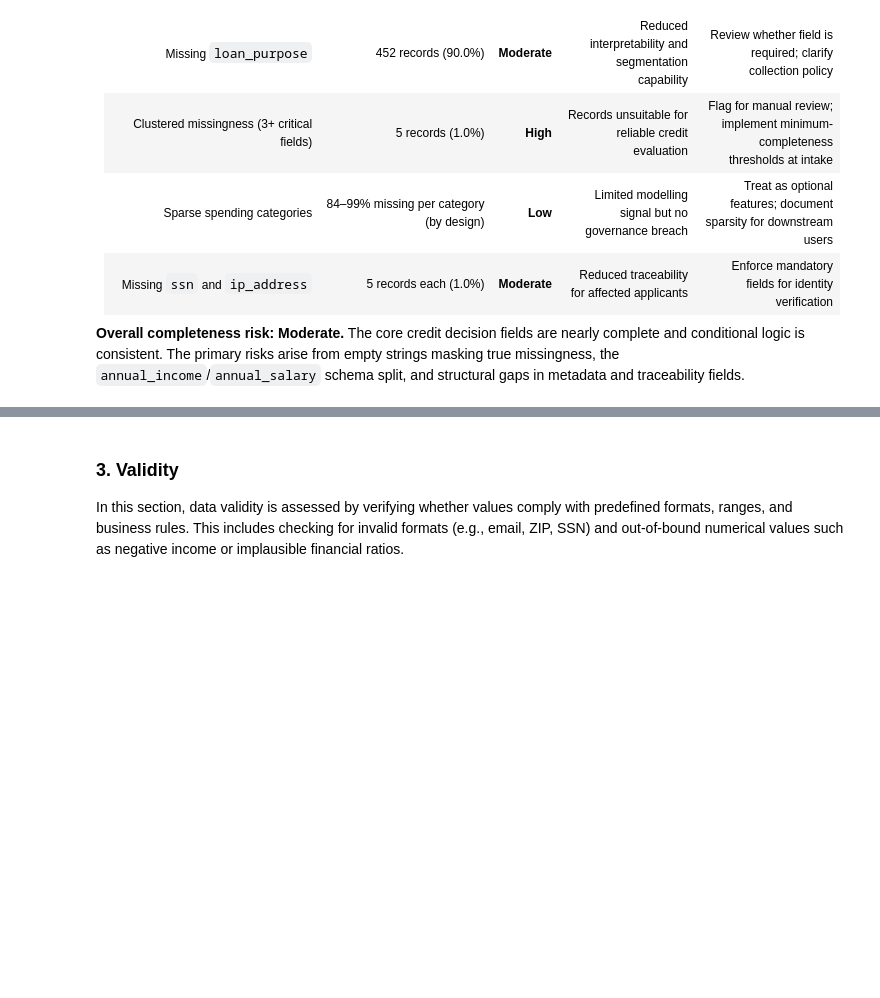
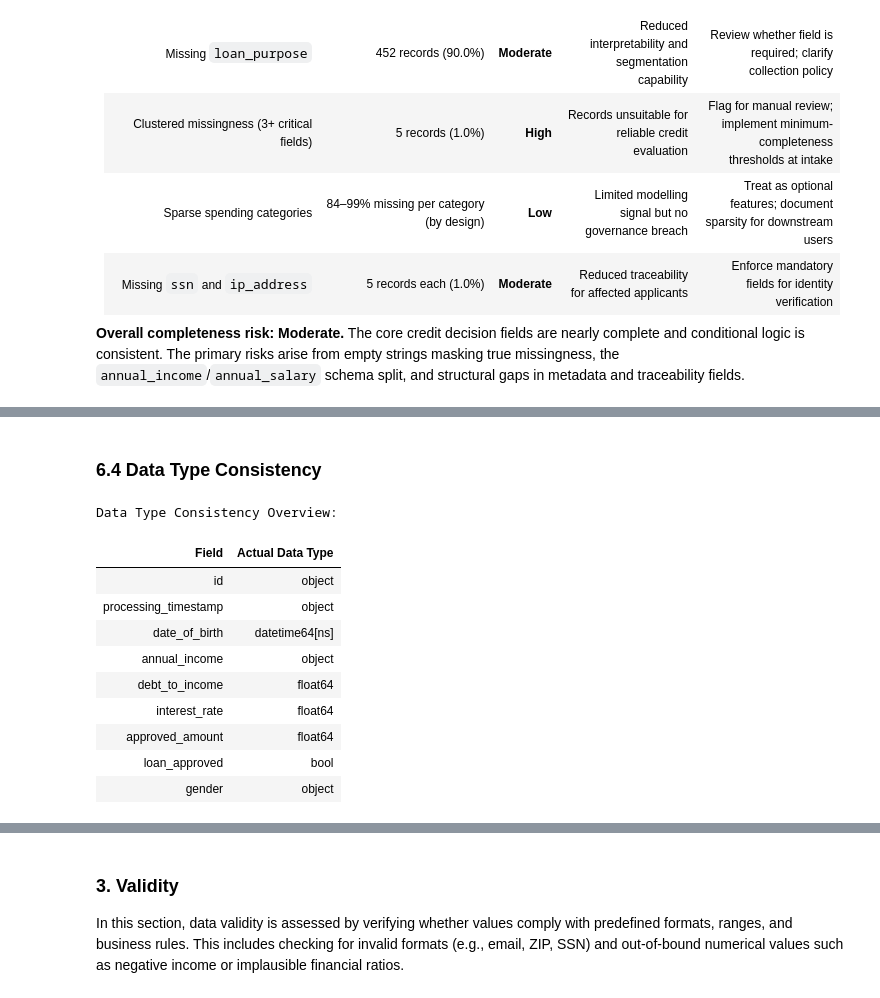
Before and after one commit to mchlkan/dego-2606-group3, a Jupyter notebook: notebooks/01-data-quality.ipynb, the cells around one changed output, grey strips where cells are left out. Saved outputs shown, nothing was run; the diff lists cells and outputs as text; code cells hidden in the pictures; blank space fills up the shorter version.

Commit message:
analysis: added new structure to consistency block

```diff
--- a/notebooks/01-data-quality.ipynb
+++ b/notebooks/01-data-quality.ipynb
@@ -578,19 +555,0 @@ Name: count, dtype: int64
-# %%
-'''
-The consistency analysis identified 2 duplicate application IDs, while no full row-level duplicates were detected. Although the duplicated records appear largely similar, repeated IDs violate the uniqueness requirement and may compromise data integrity and traceability.
-In addition, inconsistent categorical encoding was detected in the gender field. The same logical categories are represented using multiple labels (e.g., “Male” and “M”, “Female” and “F”), indicating a lack of standardized data entry. Such inconsistencies may distort aggregation results and bias downstream analysis.
-Remediation should either flag duplicate IDs for review or deduplicate based on a defined business rule (e.g., keeping the first or most recent record). Furthermore, categorical values should be standardized to ensure consistent encoding.
-
-Option A - Flag duplicates:
-df["flag_duplicate_id"] = df["id"].duplicated(keep=False)
-
-Option B - Remove duplicates:
-df_deduplicated = df.drop_duplicates(subset="id", keep="first")
-
-Standardize gender encoding:
-df["gender"] = df["gender"].replace({
-    "M": "Male",
-    "F": "Female",
-    "": pd.NA
-})
-'''
@@ -598,0 +660,38 @@ df["gender"] = df["gender"].replace({
+# %% [markdown]
+### 6.4 Data Type Consistency
+# %%
+# Analyze data types of key analytical fields
+key_fields = [
+    "id",
+    "processing_timestamp",
+    "date_of_birth",
+    "annual_income",
+    "debt_to_income",
+    "interest_rate",
+    "approved_amount",
+    "loan_approved",
+    "gender"
+]
+
+dtype_overview = (
+    df[key_fields]
+    .dtypes
+    .reset_index()
+)
+
+dtype_overview.columns = ["Field", "Actual Data Type"]
+
+print("Data Type Consistency Overview:")
+display(dtype_overview.style.hide(axis="index"))
+# %% [output]
+Data Type Consistency Overview:
+| Field | Actual Data Type |
+| id | object |
+| processing_timestamp | object |
+| date_of_birth | datetime64[ns] |
+| annual_income | object |
+| debt_to_income | float64 |
+| interest_rate | float64 |
+| approved_amount | float64 |
+| loan_approved | bool |
+| gender | object |
```
Also changed, not shown: parts of 18 cells of this notebook.
